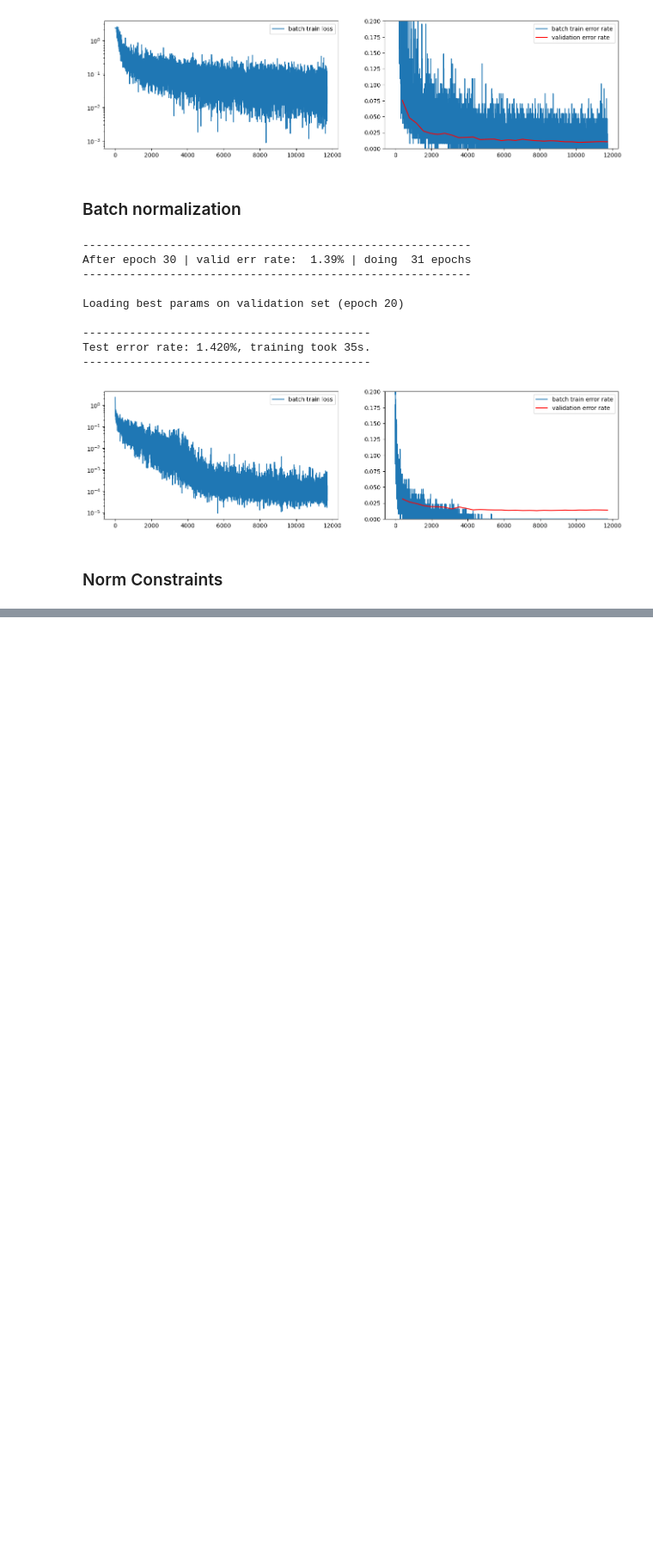
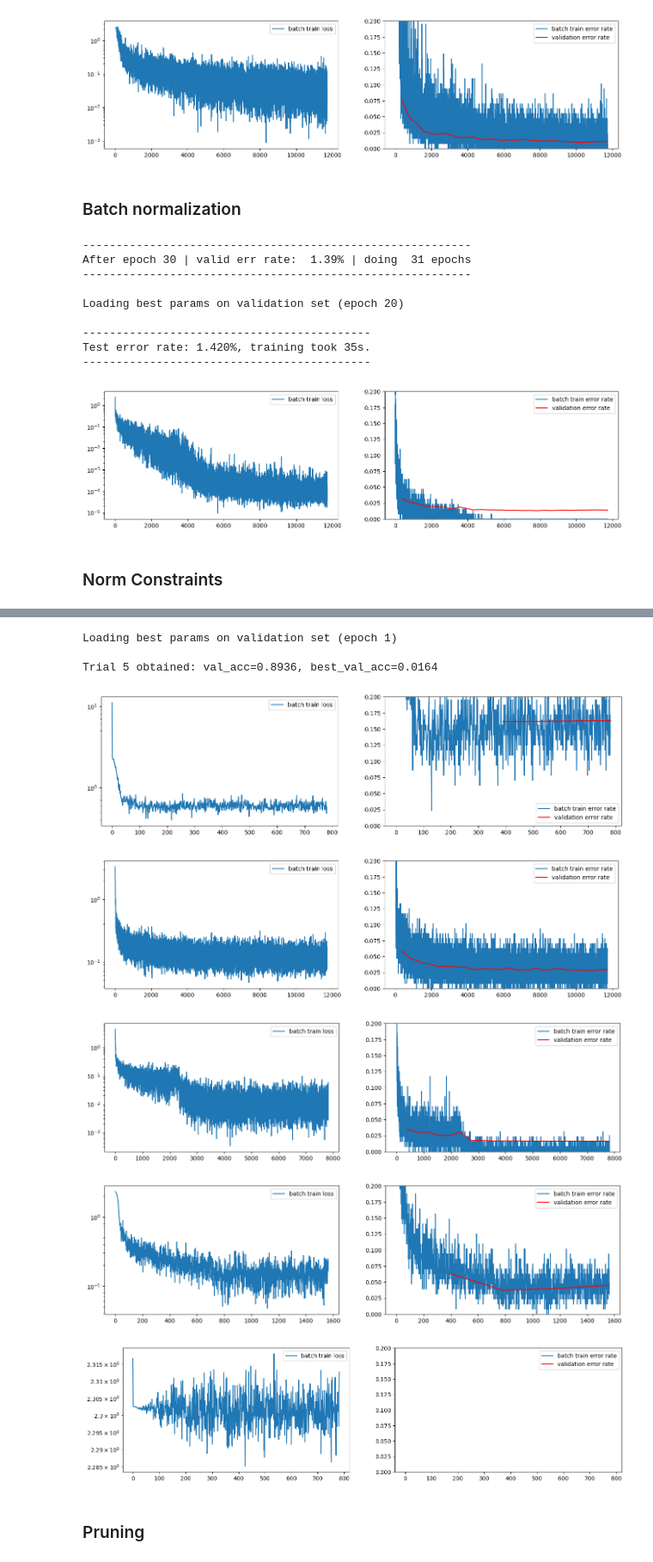
Before and after one commit to dmika1234/dl_uwr, a Jupyter notebook: Assignments/Assignment2/colab_run.ipynb, the cells around one changed output, grey strips where cells are left out. Shown at 86% size. Saved outputs shown, nothing was run; the diff lists cells and outputs as text; code cells hidden in the pictures; blank space fills up the shorter version.

```diff
--- a/Assignments/Assignment2/colab_run.ipynb
+++ b/Assignments/Assignment2/colab_run.ipynb
@@ -208,0 +273,43 @@ Test error rate: 1.420%, training took 35s.
+# %%
+def hyperparameter_tuner(hyperparams, max_epochs=30, num_trials=100, loaders=mnist_loaders, device='cpu'):
+  # Initialize the best validation accuracy and hyperparameters
+  best_val_err = 1
+  best_hyperparams = None
+
+  # Perform random search
+  for i in tqdm(range(num_trials)):
+    # Randomly sample hyperparameters
+    hyperparam_sample = {k: random.choice(v) for k, v in hyperparams.items()}
+
+    # Train the model with the sampled hyperparameters
+    model = Model(nn.Linear(28 * 28, hyperparam_sample['num_neurons']),
+            nn.ReLU(),
+            nn.Linear(hyperparam_sample['num_neurons'], hyperparam_sample['num_neurons']),
+            nn.ReLU(),
+            nn.Linear(hyperparam_sample['num_neurons'], 10))
+    model.init_params_xavier(gain=hyperparam_sample['gain'])
+    val_err = SGD(model, loaders, alpha=hyperparam_sample['lr'], epsilon=hyperparam_sample['momentum'], lr_schedule=hyperparam_sample['lr_schedule'],
+                  decay=hyperparam_sample['decay'], max_num_epochs=max_epochs,
+                    norm_threshold=hyperparam_sample['norm_threshold'], device=device, full_silent=True)
+
+
+      # Record the hyperparameters if they gave the best validation accuracy so far
+    if val_err < best_val_err:
+        best_val_err = val_err
+        best_hyperparams = hyperparam_sample
+
+    print(f'Trial {i+1} obtained: val_err={100 * val_err:.2f}%, best_val_err={100 * best_val_err:.f}%')
+  return best_val_err, best_hyperparams
+# %%
+best_val_err, best_hyperparams = hyperparameter_tuner(hyperparams, max_epochs=30, num_trials=5, loaders=mnist_loaders, device=device)
+# %% [output]
+Loading best params on validation set (epoch 1)
+
+Trial 5 obtained: val_acc=0.8936, best_val_acc=0.0164
+[figure, added]
+[figure, added]
+[figure, added]
+[figure, added]
+[figure, added]
+# %% [markdown]
+### Pruning
```
Also changed, not shown: parts of 17 cells of this notebook.
